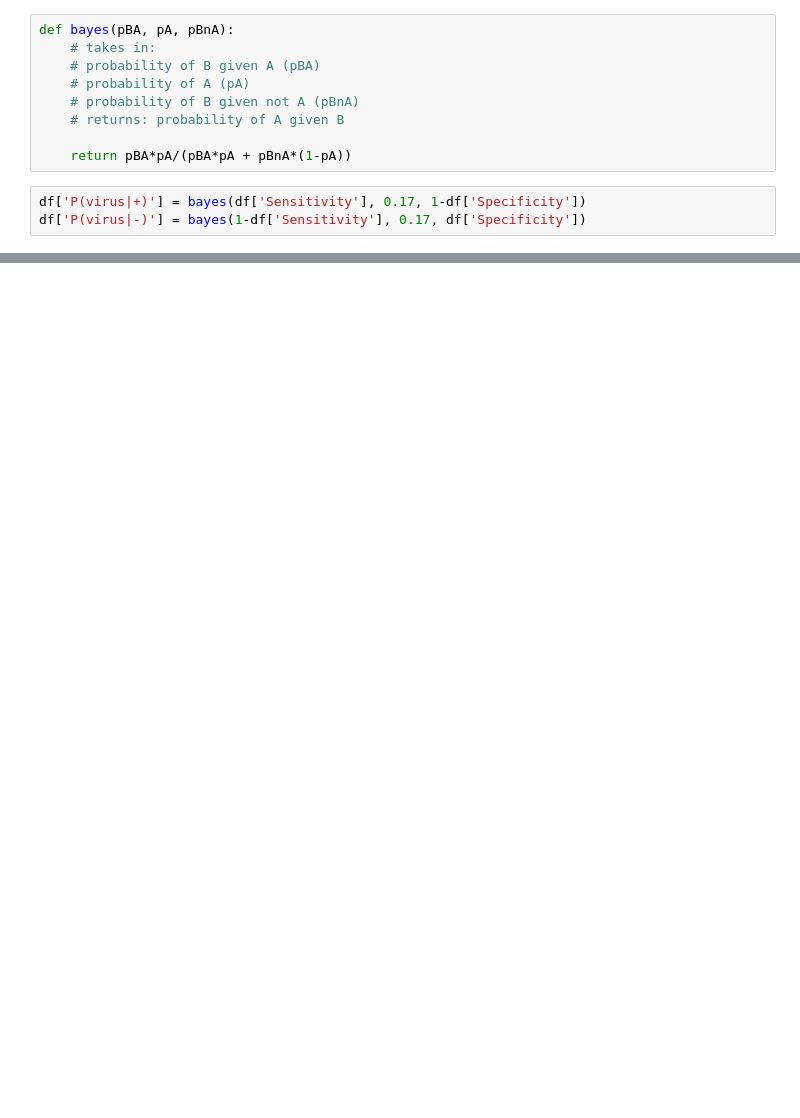
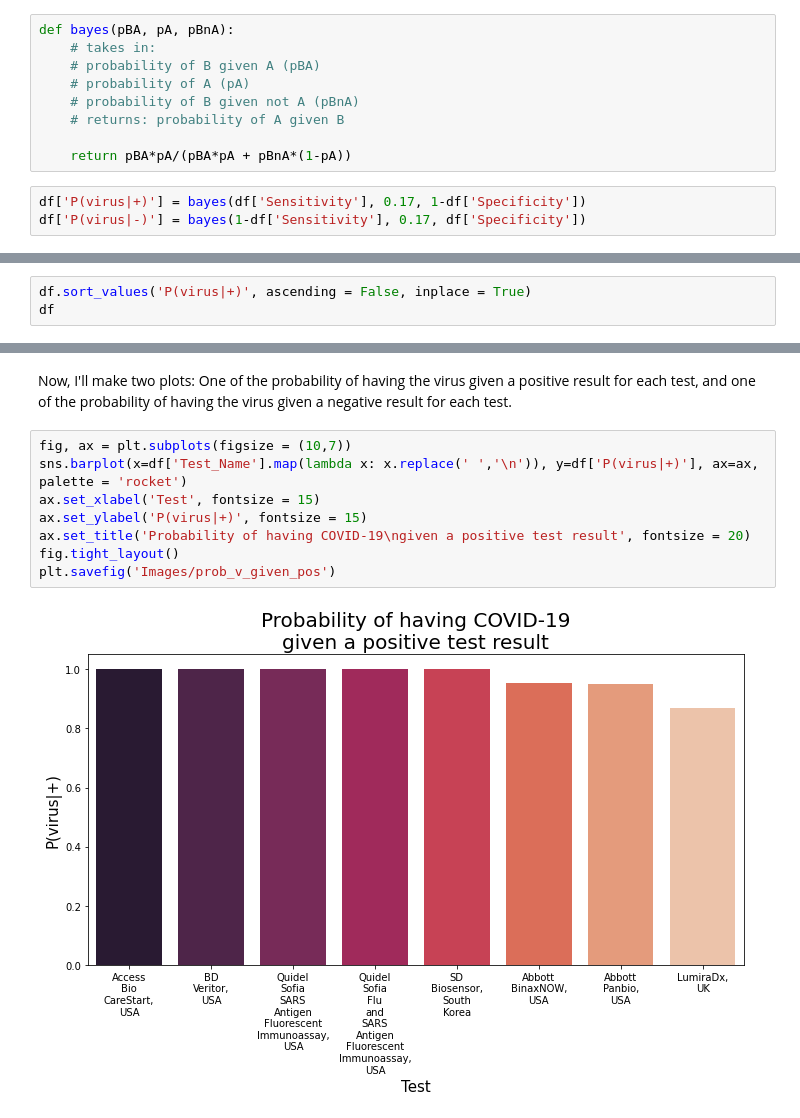
Before and after one commit to andre3000y/Bayes_COVID, a Jupyter notebook: COVID_Test_Analyses.ipynb, the cells around one changed output, grey strips where cells are left out. Cells and saved outputs as stored; diff of their text form; blank space fills up the shorter version.

Commit message:
Finished graphing

```diff
--- a/COVID_Test_Analyses.ipynb
+++ b/COVID_Test_Analyses.ipynb
@@ -83,0 +102,3 @@ df['P(virus|-)'] = bayes(1-df['Sensitivity'], 0.17, df['Specificity'])
+# %%
+df.sort_values('P(virus|+)', ascending = False, inplace = True)
+df
@@ -83,0 +115,12 @@ df['P(virus|-)'] = bayes(1-df['Sensitivity'], 0.17, df['Specificity'])
+# %% [markdown]
+Now, I'll make two plots: One of the probability of having the virus given a positive result for each test, and one of the probability of having the virus given a negative result for each test.
+# %%
+fig, ax = plt.subplots(figsize = (10,7))
+sns.barplot(x=df['Test_Name'].map(lambda x: x.replace(' ','\n')), y=df['P(virus|+)'], ax=ax, palette = 'rocket')
+ax.set_xlabel('Test', fontsize = 15)
+ax.set_ylabel('P(virus|+)', fontsize = 15)
+ax.set_title('Probability of having COVID-19\ngiven a positive test result', fontsize = 20)
+fig.tight_layout()
+plt.savefig('Images/prob_v_given_pos')
+# %% [output]
+[figure, added]
```
Also changed, not shown: parts of 17 cells of this notebook, 9 other files.
